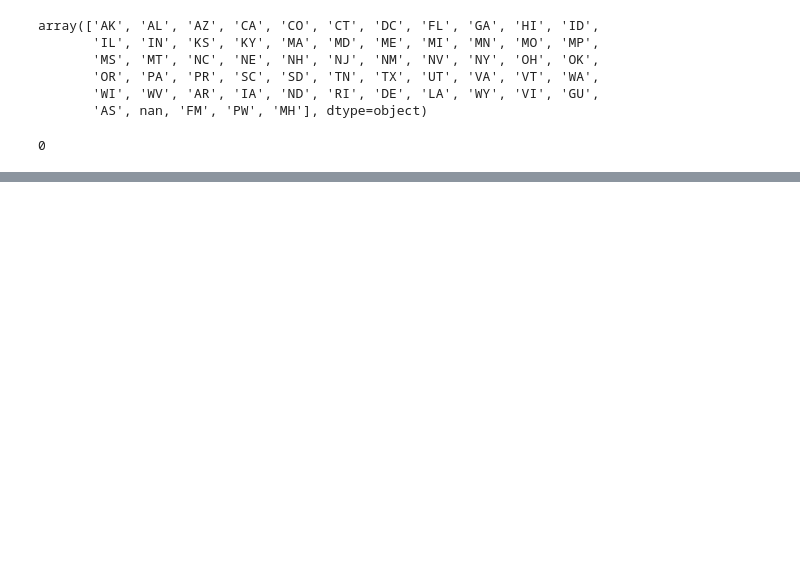
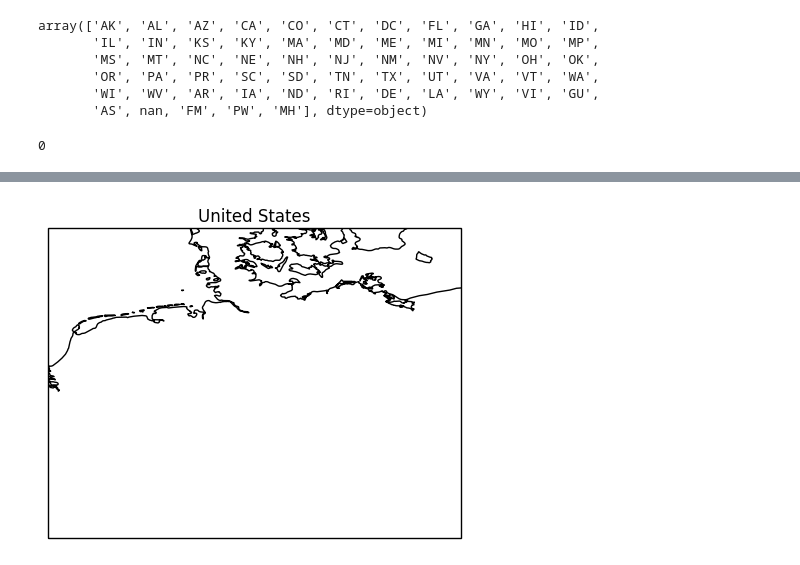
Before and after one commit to ariansacct/project-spring2017, a Jupyter notebook: part2/component2.ipynb, the cells around one changed output, grey strips where cells are left out. Saved outputs shown, nothing was run; the diff lists cells and outputs as text; code cells hidden in the pictures; blank space fills up the shorter version.

```diff
--- a/part2/component2.ipynb
+++ b/part2/component2.ipynb
@@ -133,0 +148,32 @@ interact(f, x="NY");
+# %%
+import cartopy.crs as ccrs
+import cartopy.io.shapereader as shpreader
+
+fname = 'usmap/USA_adm0.shp'
+
+adm1_shapes = list(shpreader.Reader(fname).geometries())
+
+ax = plt.axes(projection=ccrs.PlateCarree())
+
+plt.title('United States')
+ax.coastlines(resolution='10m')
+
+ax.add_geometries(adm1_shapes, ccrs.PlateCarree(),
+                  edgecolor='black', facecolor='gray', alpha=0.5)
+
+ax.set_extent([4, 16, 47, 56], ccrs.PlateCarree())
+
+
+
+
+
+grants_lat = grants["Latitude"]
+grants_lon = grants["Longitude"]
+ax.plot(grants_lon, grants_lat, marker = 'o', transform = ccrs.PlateCarree())
+
+
+
+
+plt.show()
+# %% [output]
+[figure, added]
```
Also changed, not shown: parts of 25 cells of this notebook.
